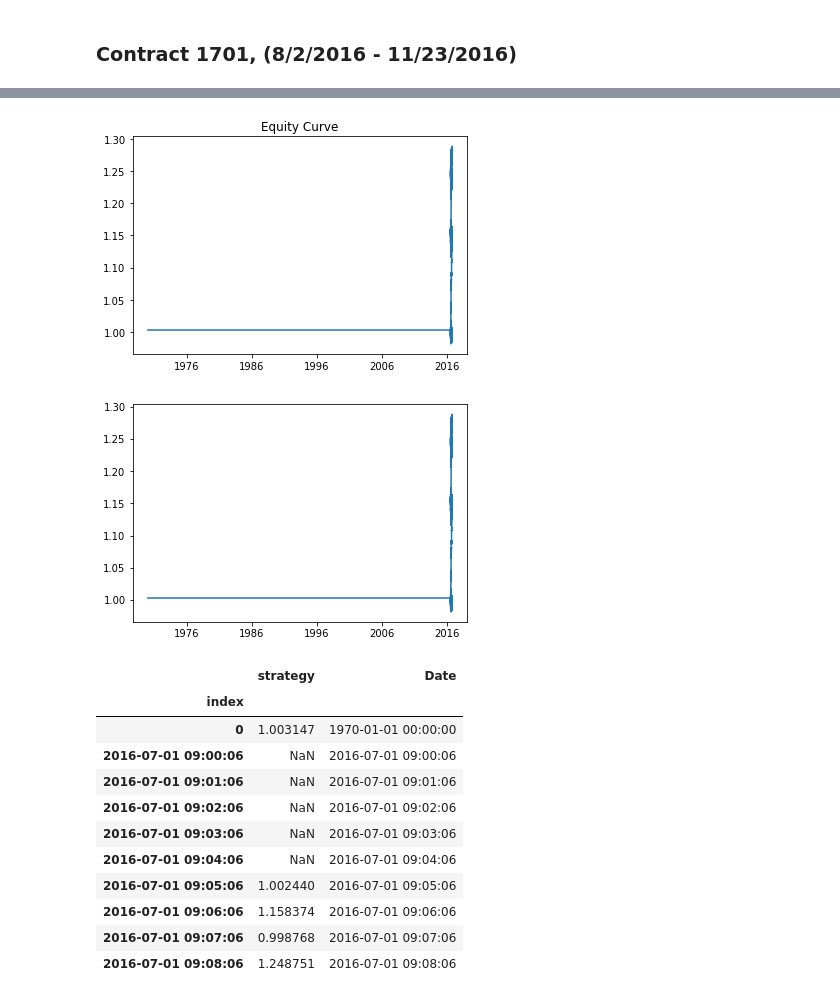
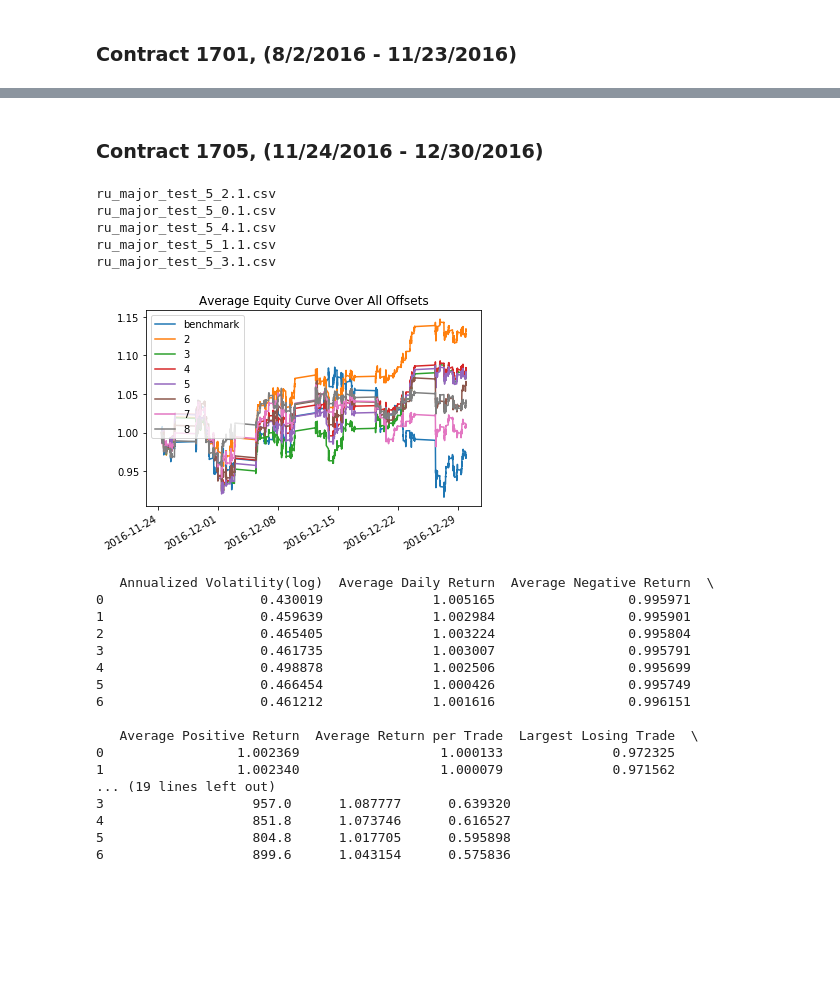
Before and after one commit to dechang227/QishiQR, a Jupyter notebook: Simeng/Research/Ru_Test_On_MajorContract.ipynb, the cells around one changed output, grey strips where cells are left out. Saved outputs shown, nothing was run; the diff lists cells and outputs as text; code cells hidden in the pictures; blank space fills up the shorter version.

```diff
--- a/Simeng/Research/Ru_Test_On_MajorContract.ipynb
+++ b/Simeng/Research/Ru_Test_On_MajorContract.ipynb
@@ -297,42 +204,35 @@ plt.close()
-# %%
-import numpy as np
-fig = plt.figure()
-# plt.plot(average_benchmark.Date, average_benchmark.LastPrice,label='benchmark')
-# for avg_return, label in zip(lm_validation._average_return, np.arange(2, 2+len(lm_validation._average_return))):
-#     #avg_return.plot(label=label)
-#     df = avg_return.to_frame()
-#     df['Date'] = pd.to_datetime(df.index)
-#     plt.plot(df.Date, df.strategy, label=label)
-
-#avg_return.plot(label=label)
-df = lm_validation._average_return[0].to_frame()
-df['Date'] = pd.to_datetime(df.index)
-# df = df[1:]
-plt.plot(df.Date, df.strategy, label='2')
-# fig.autofmt_xdate()
-# plt.legend(loc='upper left')
-plt.title('Equity Curve')
-plt.show()
-# %% [output]
-[figure, removed]
-# %%
-plt.plot(df.Date, df.strategy)
-plt.show()
-# %% [output]
-[figure, removed]
-# %%
-df = df.sort_values(['Date'])
-df.head(10)
-# %% [output]
-|  | strategy | Date |
-| index |  |  |
-| 0 | 1.003147 | 1970-01-01 00:00:00 |
-| 2016-07-01 09:00:06 | NaN | 2016-07-01 09:00:06 |
-| 2016-07-01 09:01:06 | NaN | 2016-07-01 09:01:06 |
-| 2016-07-01 09:02:06 | NaN | 2016-07-01 09:02:06 |
-| 2016-07-01 09:03:06 | NaN | 2016-07-01 09:03:06 |
-| 2016-07-01 09:04:06 | NaN | 2016-07-01 09:04:06 |
-| 2016-07-01 09:05:06 | 1.002440 | 2016-07-01 09:05:06 |
-| 2016-07-01 09:06:06 | 1.158374 | 2016-07-01 09:06:06 |
-| 2016-07-01 09:07:06 | 0.998768 | 2016-07-01 09:07:06 |
-| 2016-07-01 09:08:06 | 1.248751 | 2016-07-01 09:08:06 |
+# %% [markdown]
+### Contract 1705, (11/24/2016 - 12/30/2016)
+# %%
+# transitions={'1605':['2016-01-04','2016-03-17'],
+#                                     '1609':['2016-03-18','2016-08-01'],
+#                                     '1701':['2016-8-2','2016-11-23'],
+#                                     '1705':['2016-11-24', '2017-12-30']},
+lm_validation = LmValidation(slm, symbol='ru_major', start='2016-11-24', end='2016-12-30',
+                             data_dir=r'../Output/ru_major_test/',
+                             valid_dir=r'../Output/Validate_ru_train_mj', max_order=7, offsets_average=True, n_offsets=5)
+average_benchmart = lm_validation.run()
+# %% [output]
+ru_major_test_5_2.1.csv
+ru_major_test_5_0.1.csv
+ru_major_test_5_4.1.csv
+ru_major_test_5_1.1.csv
+ru_major_test_5_3.1.csv
+[figure, added]
+   Annualized Volatility(log)  Average Daily Return  Average Negative Return  \
+0                    0.430019              1.005165                 0.995971
+1                    0.459639              1.002984                 0.995901
+2                    0.465405              1.003224                 0.995804
+3                    0.461735              1.003007                 0.995791
+4                    0.498878              1.002506                 0.995699
+5                    0.466454              1.000426                 0.995749
+6                    0.461212              1.001616                 0.996151
+
+   Average Positive Return  Average Return per Trade  Largest Losing Trade  \
+0                 1.002369                  1.000133              0.972325
+1                 1.002340                  1.000079              0.971562
+... (19 lines left out)
+3                   957.0      1.087777      0.639320
+4                   851.8      1.073746      0.616527
+5                   804.8      1.017705      0.595898
+6                   899.6      1.043154      0.575836
```
Also changed, not shown: parts of 12 cells of this notebook.
